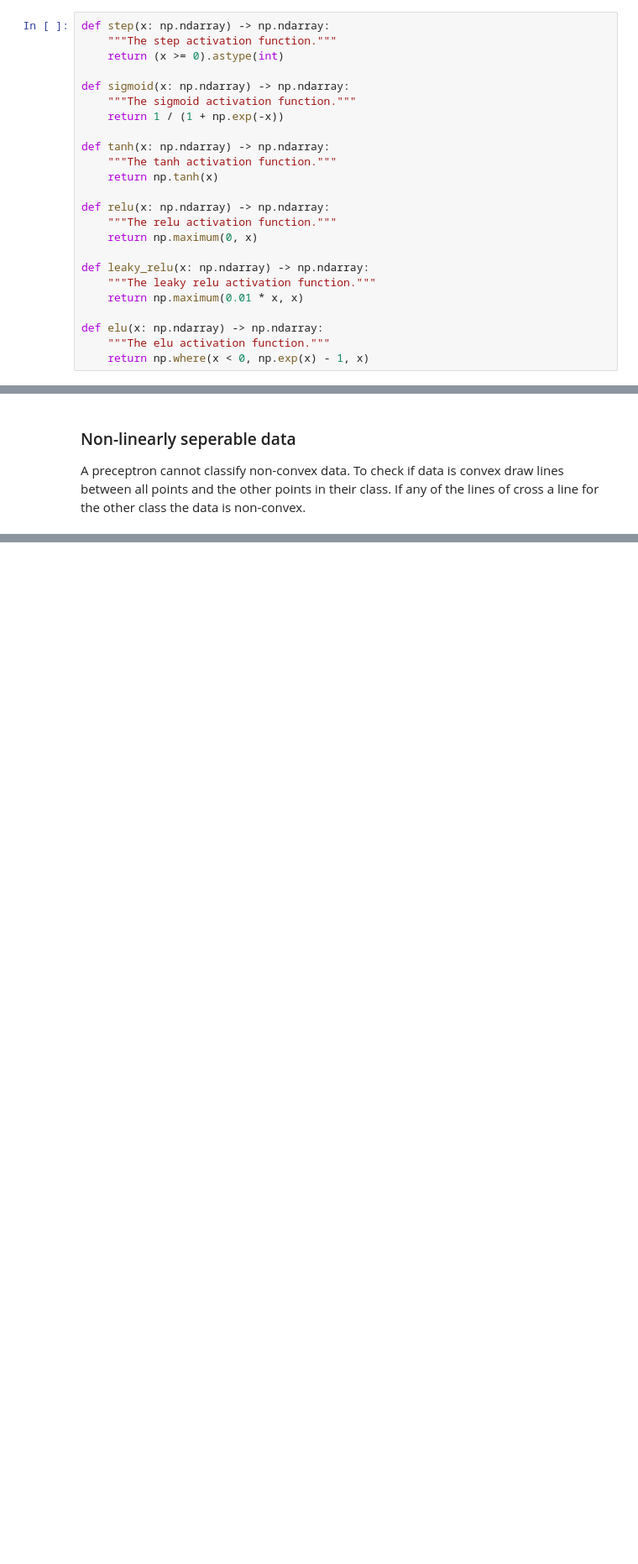
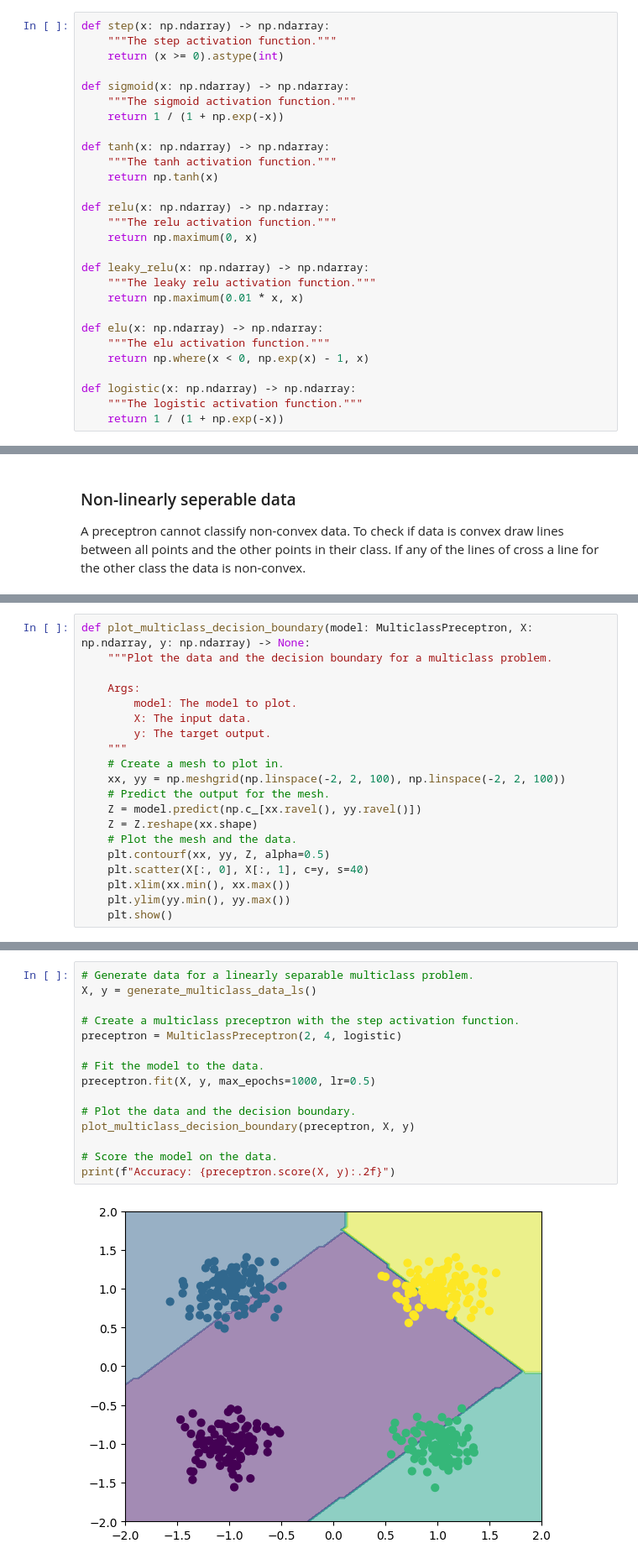
Before and after one commit to RunnersNum40/machine-intelligence, a Jupyter notebook: Preceptron/preceptron.ipynb, the cells around one changed output, grey strips where cells are left out. Shown at 84% size. Saved outputs shown, nothing was run; the diff lists cells and outputs as text; blank space fills up the shorter version.

Commit message:
Added multiclass preceptrons

```diff
--- a/Preceptron/preceptron.ipynb
+++ b/Preceptron/preceptron.ipynb
@@ -101,6 +110,10 @@ def leaky_relu(x: np.ndarray) -> np.ndarray:
 def elu(x: np.ndarray) -> np.ndarray:
     """The elu activation function."""
     return np.where(x < 0, np.exp(x) - 1, x)
+
+def logistic(x: np.ndarray) -> np.ndarray:
+    """The logistic activation function."""
+    return 1 / (1 + np.exp(-x))
 # %% [markdown]
 ## Data
 
@@ -196,0 +319,20 @@ Accuracy: 0.43
+# %%
+def plot_multiclass_decision_boundary(model: MulticlassPreceptron, X: np.ndarray, y: np.ndarray) -> None:
+    """Plot the data and the decision boundary for a multiclass problem.
+
+    Args:
+        model: The model to plot.
+        X: The input data.
+        y: The target output.
+    """
+    # Create a mesh to plot in.
+    xx, yy = np.meshgrid(np.linspace(-2, 2, 100), np.linspace(-2, 2, 100))
+    # Predict the output for the mesh.
+    Z = model.predict(np.c_[xx.ravel(), yy.ravel()])
+    Z = Z.reshape(xx.shape)
+    # Plot the mesh and the data.
+    plt.contourf(xx, yy, Z, alpha=0.5)
+    plt.scatter(X[:, 0], X[:, 1], c=y, s=40)
+    plt.xlim(xx.min(), xx.max())
+    plt.ylim(yy.min(), yy.max())
+    plt.show()
@@ -196,0 +343,17 @@ Accuracy: 0.43
+# %%
+# Generate data for a linearly separable multiclass problem.
+X, y = generate_multiclass_data_ls()
+
+# Create a multiclass preceptron with the step activation function.
+preceptron = MulticlassPreceptron(2, 4, logistic)
+
+# Fit the model to the data.
+preceptron.fit(X, y, max_epochs=1000, lr=0.5)
+
+# Plot the data and the decision boundary.
+plot_multiclass_decision_boundary(preceptron, X, y)
+
+# Score the model on the data.
+print(f"Accuracy: {preceptron.score(X, y):.2f}")
+# %% [output]
+[figure, added]
```
Also changed, not shown: parts of 14 cells of this notebook.
